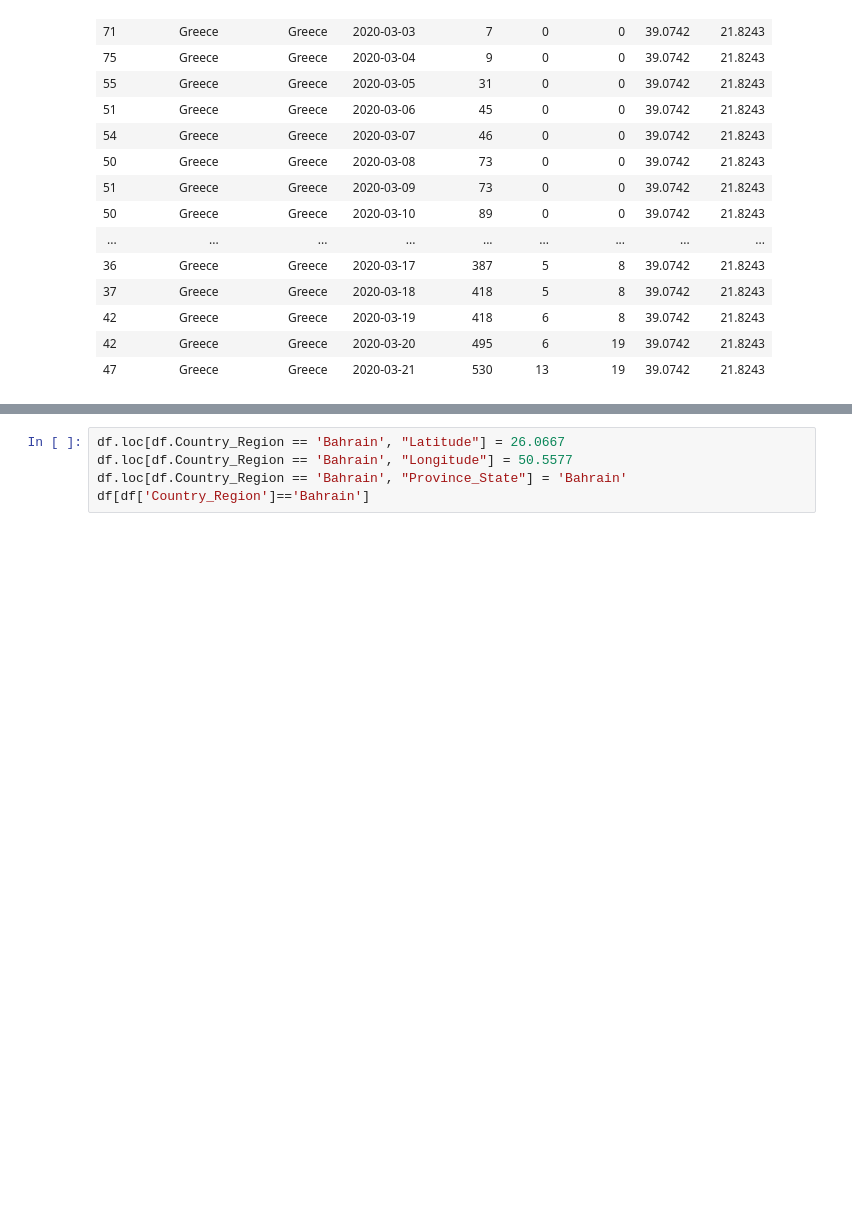
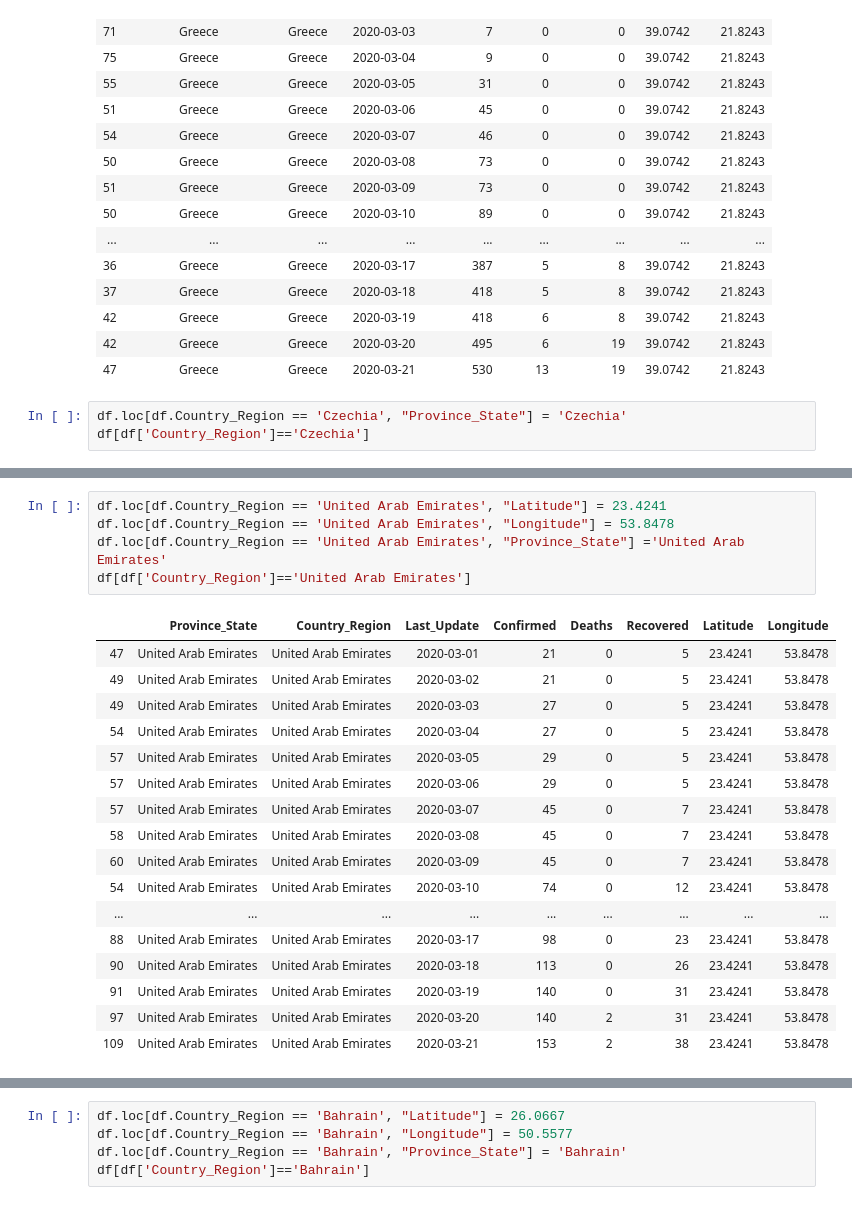
Before and after one commit to whysoq520/covid-19-Analysis, a Jupyter notebook: combine2.ipynb, the cells around one changed output, grey strips where cells are left out. Saved outputs shown, nothing was run; the diff lists cells and outputs as text; blank space fills up the shorter version.

```diff
--- a/combine2.ipynb
+++ b/combine2.ipynb
@@ -769,3 +769,6 @@ df[df['Country_Region']=='Greece']
 | 42 | Greece | Greece | 2020-03-19 | 418 | 6 | 8 | 39.0742 | 21.8243 |
 | 42 | Greece | Greece | 2020-03-20 | 495 | 6 | 19 | 39.0742 | 21.8243 |
 | 47 | Greece | Greece | 2020-03-21 | 530 | 13 | 19 | 39.0742 | 21.8243 |
+# %%
+df.loc[df.Country_Region == 'Czechia', "Province_State"] = 'Czechia'
+df[df['Country_Region']=='Czechia']
@@ -771,0 +788,23 @@ df[df['Country_Region']=='Greece']
+# %%
+df.loc[df.Country_Region == 'United Arab Emirates', "Latitude"] = 23.4241
+df.loc[df.Country_Region == 'United Arab Emirates', "Longitude"] = 53.8478
+df.loc[df.Country_Region == 'United Arab Emirates', "Province_State"] ='United Arab Emirates'
+df[df['Country_Region']=='United Arab Emirates']
+# %% [output]
+|  | Province_State | Country_Region | Last_Update | Confirmed | Deaths | Recovered | Latitude | Longitude |
+| 47 | United Arab Emirates | United Arab Emirates | 2020-03-01 | 21 | 0 | 5 | 23.4241 | 53.8478 |
+| 49 | United Arab Emirates | United Arab Emirates | 2020-03-02 | 21 | 0 | 5 | 23.4241 | 53.8478 |
+| 49 | United Arab Emirates | United Arab Emirates | 2020-03-03 | 27 | 0 | 5 | 23.4241 | 53.8478 |
+| 54 | United Arab Emirates | United Arab Emirates | 2020-03-04 | 27 | 0 | 5 | 23.4241 | 53.8478 |
+| 57 | United Arab Emirates | United Arab Emirates | 2020-03-05 | 29 | 0 | 5 | 23.4241 | 53.8478 |
+| 57 | United Arab Emirates | United Arab Emirates | 2020-03-06 | 29 | 0 | 5 | 23.4241 | 53.8478 |
+| 57 | United Arab Emirates | United Arab Emirates | 2020-03-07 | 45 | 0 | 7 | 23.4241 | 53.8478 |
+| 58 | United Arab Emirates | United Arab Emirates | 2020-03-08 | 45 | 0 | 7 | 23.4241 | 53.8478 |
+| 60 | United Arab Emirates | United Arab Emirates | 2020-03-09 | 45 | 0 | 7 | 23.4241 | 53.8478 |
+| 54 | United Arab Emirates | United Arab Emirates | 2020-03-10 | 74 | 0 | 12 | 23.4241 | 53.8478 |
+| ... | ... | ... | ... | ... | ... | ... | ... | ... |
+| 88 | United Arab Emirates | United Arab Emirates | 2020-03-17 | 98 | 0 | 23 | 23.4241 | 53.8478 |
+| 90 | United Arab Emirates | United Arab Emirates | 2020-03-18 | 113 | 0 | 26 | 23.4241 | 53.8478 |
+| 91 | United Arab Emirates | United Arab Emirates | 2020-03-19 | 140 | 0 | 31 | 23.4241 | 53.8478 |
+| 97 | United Arab Emirates | United Arab Emirates | 2020-03-20 | 140 | 2 | 31 | 23.4241 | 53.8478 |
+| 109 | United Arab Emirates | United Arab Emirates | 2020-03-21 | 153 | 2 | 38 | 23.4241 | 53.8478 |
```
Also changed, not shown: parts of 5 cells of this notebook.
